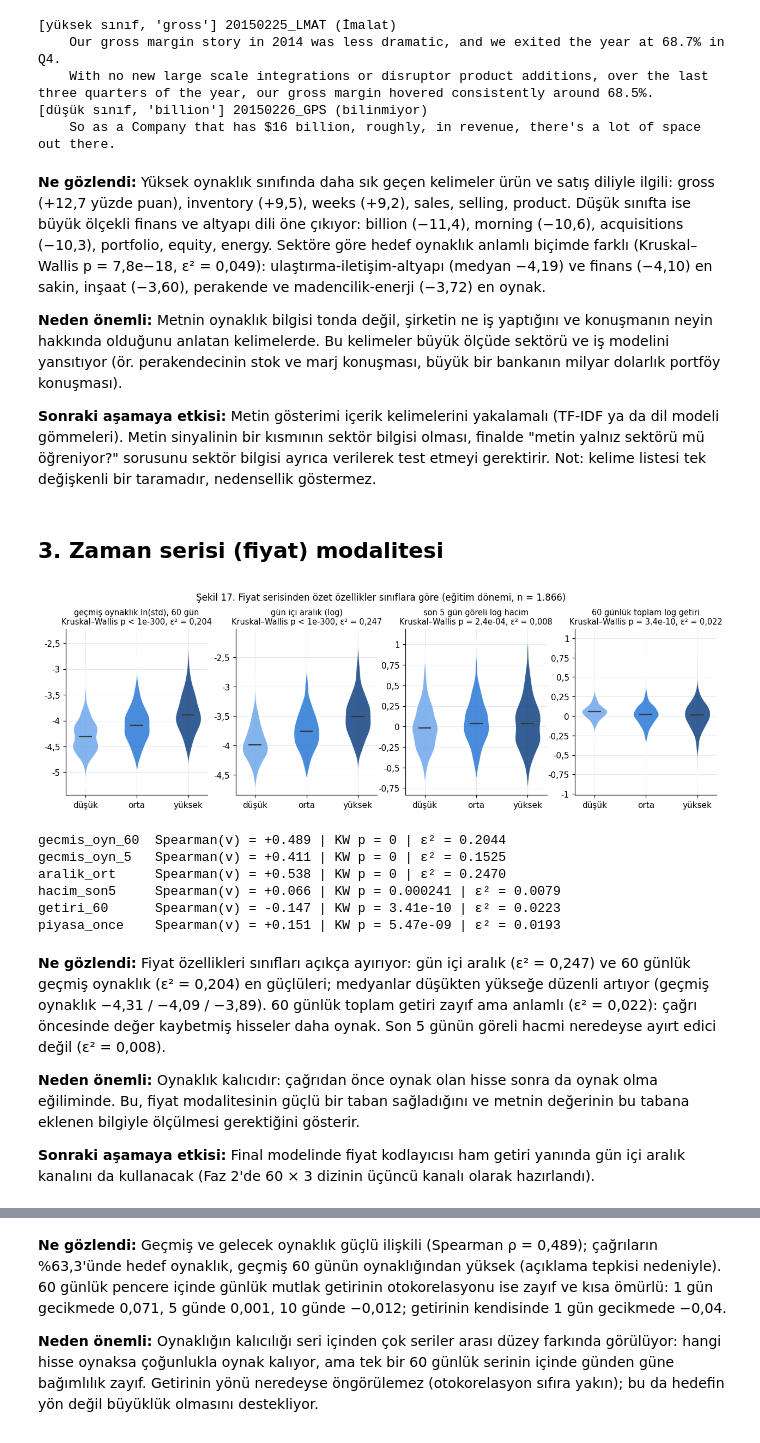
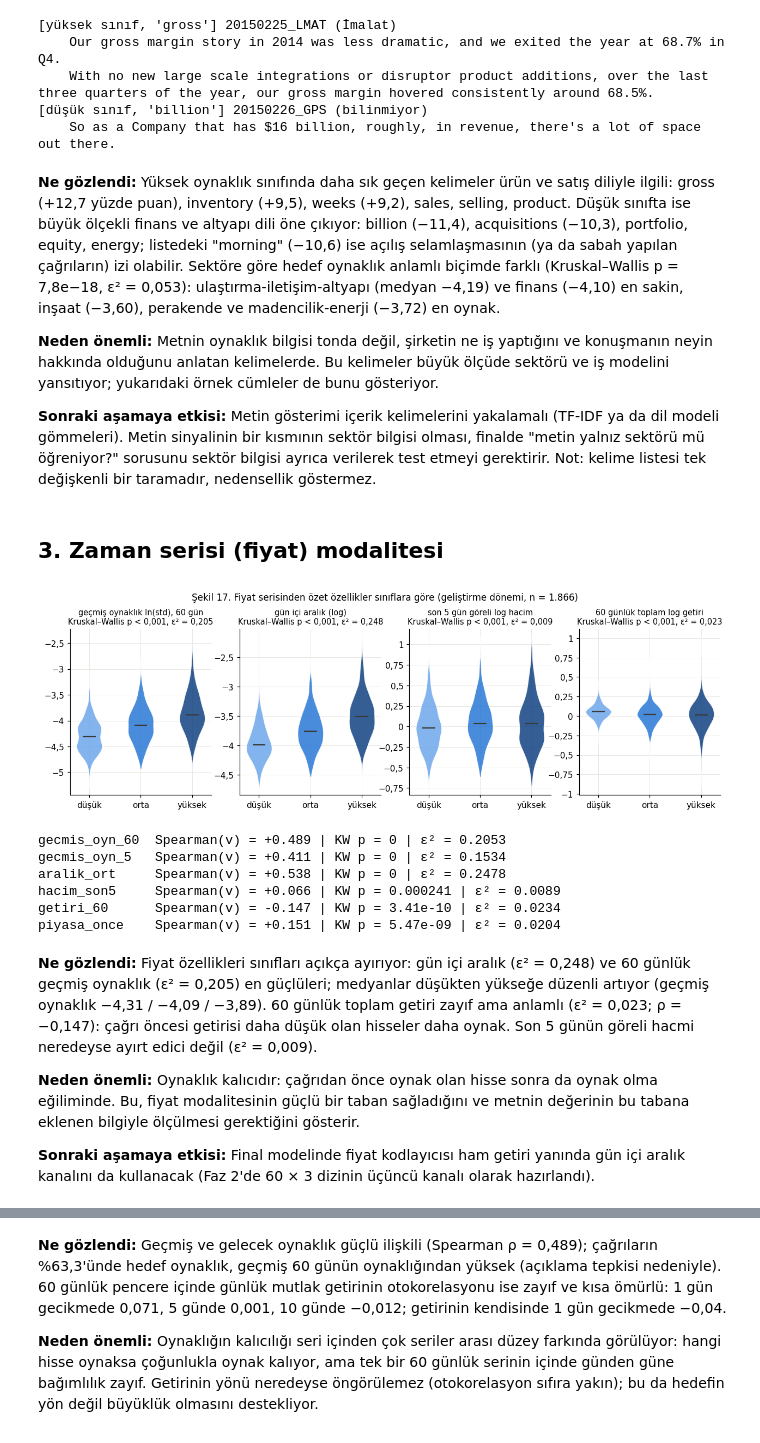
Before and after one commit to emirhanok1/kazanc-oynaklik, a Jupyter notebook: notebooks/03_kesifsel_analiz.ipynb, the cells around one changed output, grey strips where cells are left out. Saved outputs shown, nothing was run; the diff lists cells and outputs as text; code cells hidden in the pictures.

```diff
--- a/notebooks/03_kesifsel_analiz.ipynb
+++ b/notebooks/03_kesifsel_analiz.ipynb
@@ -77,13 +82,13 @@ assert (z["klasor"] == t.klasor.to_numpy()).all(), "metin ve seri sırası aynı
 sozluk = ozellik.lm_sozluk()
 print("LM kategori boyutları:", {k: len(v) for k, v in sozluk.items()})
 spy = veri.fiyat_oku(veri.fiyat_dosyalari()["SPY"])
-d = pd.concat([t[["klasor", "tarih", "ticker", "t0", "v", "sinif", "bolum"]].reset_index(drop=True),
+d = pd.concat([t[["klasor", "tarih", "ticker", "t0", "v", "sinif", "sektor"]].reset_index(drop=True),
                ozellik.metin_ozellikleri(t.cumleler_temiz, sozluk), ozellik.fiyat_ozet(X)], axis=1)
 d["piyasa_once"] = ozellik.piyasa_oynakligi(spy, d.t0, -20, -1)
 d["piyasa_hedef"] = ozellik.piyasa_oynakligi(spy, d.t0, 0, 6)
-d["bolum"] = d.bolum.fillna("bilinmiyor")
-d["donem"] = np.where(d.tarih <= "2016-12-31", "eğitim (≤2016)", "sonrası (2017–2018)")
-e = d[d.donem == "eğitim (≤2016)"].reset_index(drop=True)
-print(f"Toplam: {len(d):,} çağrı | eğitim dönemi: {len(e):,} | sonrası: {len(d) - len(e):,}")
-print("Eğitim döneminde sınıflar:", e.sinif.value_counts().sort_index().to_dict())
+d["sektor"] = d.sektor.fillna("bilinmiyor")
+d["donem"] = np.where(d.tarih <= "2016-12-31", "geliştirme (≤2016)", "test (2017–2018)")
+e = d[d.donem == "geliştirme (≤2016)"].reset_index(drop=True)
+print(f"Toplam: {len(d):,} çağrı | geliştirme dönemi: {len(e):,} | test dönemi: {len(d) - len(e):,}")
+print("Geliştirme döneminde sınıflar:", e.sinif.value_counts().sort_index().to_dict())
 # %% [output]
@@ -108,13 +113,13 @@ for ax, k in zip(eksen, oz):
         b.set_facecolor(renk); b.set_alpha(0.85); b.set_edgecolor("white")
     vp["cmedians"].set_color(KOYU)
     H, p, eps = kw(e, k)
-    ax.set_title(f"{adlar[k]}\nKruskal–Wallis {pyaz(p)}, ε² = {tr(eps, 3)}", fontsize=9.5)
+    ax.set_title(f"{adlar[k]}\nKruskal–Wallis {pyaz(p)}, {epsyaz(eps)}", fontsize=9.5)
     ax.set_xticks([1, 2, 3], SINIF)
     if k == "n_kelime":
         ax.yaxis.set_major_formatter(FuncFormatter(lambda x, _: tr(10 ** x)))
     else:
         ax.yaxis.set_major_formatter(VIRGUL)
-fig.suptitle(f"Şekil 15. Sözlük temelli metin özellikleri sınıflara göre (eğitim dönemi, n = {tr(len(e))})", y=1.05, fontsize=11)
+fig.suptitle(f"Şekil 15. Sözlük temelli metin özellikleri sınıflara göre (geliştirme dönemi, n = {tr(len(e))})", y=1.05, fontsize=11)
 kaydet(fig, "f3_01_sozluk_siniflar")
 plt.show()
 for k in ["belirsizlik", "olumsuz", "olumlu", "net_ton", "hukuki", "kisitlayici", "zayif_kip", "sayisal", "n_kelime"]:
@@ -158,11 +163,12 @@ sayac = {}
 for grup, ad in [(yuksek, "y"), (dusuk, "d"), (egitim_k, "t")]:
     sayac[ad] = Counter(w for k in grup for w in kume[k])
 kelimeler = [w for w, n in sayac["t"].items() if n >= 40]
-fark = pd.Series({w: 100 * (sayac["y"][w] / len(yuksek) - sayac["d"][w] / len(dusuk)) for w in kelimeler}).sort_values()
+kelimeler = sorted(kelimeler)                                   # eşit farklarda sıra her çalıştırmada aynı olsun
+fark = pd.Series({w: 100 * (sayac["y"][w] / len(yuksek) - sayac["d"][w] / len(dusuk)) for w in kelimeler}).sort_values(kind="stable")
 ust = pd.concat([fark.head(15), fark.tail(15)])
 print(f"Aday kelime: {len(kelimeler):,} | yüksek sınıf çağrısı: {len(yuksek)} | düşük sınıf çağrısı: {len(dusuk)}")
 
-sektor = e.groupby("bolum").v.agg(["median", "size"]).query("size >= 20").sort_values("median")
+sektor = e.groupby("sektor").v.agg(["median", "size"]).query("size >= 20").sort_values("median")
 fig, (a1, a2) = plt.subplots(1, 2, figsize=(13, 6), gridspec_kw={"width_ratios": [1, 1.1]})
 a1.barh(range(len(ust)), ust.values, color=[MAVI if x < 0 else TURUNCU for x in ust.values], height=0.7)
 a1.set_yticks(range(len(ust)), ust.index, fontsize=8.5)
@@ -171,23 +177,25 @@ a1.set_xlabel("Belge sıklığı farkı: yüksek − düşük sınıf (yüzde pu
 a1.set_title("(a) Yüksek (turuncu) ve düşük (mavi) oynaklıkta\ndaha sık geçen kelimeler", fontsize=10)
 a1.grid(axis="y", visible=False)
 a1.xaxis.set_major_formatter(VIRGUL)
-bp = a2.boxplot([e.loc[e.bolum == b, "v"] for b in sektor.index], vert=False, patch_artist=True, widths=0.6,
+bp = a2.boxplot([e.loc[e.sektor == b, "v"] for b in sektor.index], vert=False, patch_artist=True, widths=0.6,
                 medianprops={"color": KOYU}, flierprops={"markersize": 2, "markerfacecolor": GRI, "markeredgecolor": GRI})
 for b in bp["boxes"]:
     b.set_facecolor(SINIF_RENK[0]); b.set_edgecolor(KOYU)
-a2.set_yticks(range(1, len(sektor) + 1), [f"{b} (n={n})" for b, n in zip(sektor.index, sektor["size"])], fontsize=8.5)
+gorunen = {"bilinmiyor": "SEC'te kayıt yok"}
+a2.set_yticks(range(1, len(sektor) + 1), [f"{gorunen.get(b, b)} (n={n})" for b, n in zip(sektor.index, sektor["size"])], fontsize=8.5)
 a2.set_xlabel("Hedef v = ln(std)")
 a2.set_title("(b) Sektöre (SEC SIC bölümü) göre hedef oynaklık", fontsize=10)
 a2.xaxis.set_major_formatter(VIRGUL)
-H, p = stats.kruskal(*[e.loc[e.bolum == b, "v"] for b in sektor.index])
-a2.text(0.02, 0.98, f"Kruskal–Wallis {pyaz(p)}\nε² = {tr((H - len(sektor) + 1) / (len(e) - len(sektor)), 3)}",
+H, p = stats.kruskal(*[e.loc[e.sektor == b, "v"] for b in sektor.index])
+a2.text(0.02, 0.98, f"Kruskal–Wallis {pyaz(p)}\nε² = {tr(H / (len(e) - 1), 3)}",
         transform=a2.transAxes, ha="left", va="top", fontsize=8.5)
-fig.suptitle("Şekil 16. Metnin içeriği ve sektör: sınıfları ayıran kelimeler (eğitim dönemi)", y=1.0, fontsize=11)
+fig.suptitle("Şekil 16. Metnin içeriği ve sektör: sınıfları ayıran kelimeler (geliştirme dönemi)", y=1.0, fontsize=11)
 fig.tight_layout()
 kaydet(fig, "f3_02_kelimeler_sektor")
 plt.show()
 print("Yüksek sınıfta daha sık (yüzde puan):", fark.tail(15)[::-1].round(1).to_dict())
 print("Düşük sınıfta daha sık (yüzde puan):", fark.head(15).round(1).to_dict())
 print("Sektör medyanları:", sektor["median"].round(2).to_dict())
+print(f"Sektöre göre v: Kruskal–Wallis H = {H:.1f}, p = {p:.2g}, ε² = {H / (len(e) - 1):.3f}")
 # %% [output]
 Aday kelime: 3,052 | yüksek sınıf çağrısı: 622 | düşük sınıf çağrısı: 622
@@ -216,9 +225,9 @@ for sinif, kelime in [(2, fark.index[-1]), (0, fark.index[0])]:
 [düşük sınıf, 'billion'] 20150226_GPS (bilinmiyor)
     So as a Company that has $16 billion, roughly, in revenue, there's a lot of space out there.
 # %% [markdown]
-**Ne gözlendi:** Yüksek oynaklık sınıfında daha sık geçen kelimeler ürün ve satış diliyle ilgili: gross (+12,7 yüzde puan), inventory (+9,5), weeks (+9,2), sales, selling, product. Düşük sınıfta ise büyük ölçekli finans ve altyapı dili öne çıkıyor: billion (−11,4), morning (−10,6), acquisitions (−10,3), portfolio, equity, energy. Sektöre göre hedef oynaklık anlamlı biçimde farklı (Kruskal–Wallis p = 7,8e−18, ε² = 0,049): ulaştırma-iletişim-altyapı (medyan −4,19) ve finans (−4,10) en sakin, inşaat (−3,60), perakende ve madencilik-enerji (−3,72) en oynak.
+**Ne gözlendi:** Yüksek oynaklık sınıfında daha sık geçen kelimeler ürün ve satış diliyle ilgili: gross (+12,7 yüzde puan), inventory (+9,5), weeks (+9,2), sales, selling, product. Düşük sınıfta ise büyük ölçekli finans ve altyapı dili öne çıkıyor: billion (−11,4), acquisitions (−10,3), portfolio, equity, energy; listedeki "morning" (−10,6) ise açılış selamlaşmasının (ya da sabah yapılan çağrıların) izi olabilir. Sektöre göre hedef oynaklık anlamlı biçimde farklı (Kruskal–Wallis p = 7,8e−18, ε² = 0,053): ulaştırma-iletişim-altyapı (medyan −4,19) ve finans (−4,10) en sakin, inşaat (−3,60), perakende ve madencilik-enerji (−3,72) en oynak.
 
-**Neden önemli:** Metnin oynaklık bilgisi tonda değil, şirketin ne iş yaptığını ve konuşmanın neyin hakkında olduğunu anlatan kelimelerde. Bu kelimeler büyük ölçüde sektörü ve iş modelini yansıtıyor (ör. perakendecinin stok ve marj konuşması, büyük bir bankanın milyar dolarlık portföy konuşması).
+**Neden önemli:** Metnin oynaklık bilgisi tonda değil, şirketin ne iş yaptığını ve konuşmanın neyin hakkında olduğunu anlatan kelimelerde. Bu kelimeler büyük ölçüde sektörü ve iş modelini yansıtıyor; yukarıdaki örnek cümleler de bunu gösteriyor.
 
 **Sonraki aşamaya etkisi:** Metin gösterimi içerik kelimelerini yakalamalı (TF-IDF ya da dil modeli gömmeleri). Metin sinyalinin bir kısmının sektör bilgisi olması, finalde "metin yalnız sektörü mü öğreniyor?" sorusunu sektör bilgisi ayrıca verilerek test etmeyi gerektirir. Not: kelime listesi tek değişkenli bir taramadır, nedensellik göstermez.
 # %% [markdown]
@@ -226,33 +235,33 @@ for sinif, kelime in [(2, fark.index[-1]), (0, fark.index[0])]:
 # %%
 oz = ["gecmis_oyn_60", "aralik_ort", "hacim_son5", "getiri_60"]
 adlar = {"gecmis_oyn_60": "geçmiş oynaklık ln(std), 60 gün", "aralik_ort": "gün içi aralık (log)",
          "hacim_son5": "son 5 gün göreli log hacim", "getiri_60": "60 günlük toplam log getiri"}
 fig, eksen = plt.subplots(1, 4, figsize=(14, 3.6))
 for ax, k in zip(eksen, oz):
     vp = ax.violinplot([e.loc[e.sinif == c, k] for c in range(3)], showmedians=True, showextrema=False)
     for b, renk in zip(vp["bodies"], SINIF_RENK):
         b.set_facecolor(renk); b.set_alpha(0.85); b.set_edgecolor("white")
     vp["cmedians"].set_color(KOYU)
     H, p, eps = kw(e, k)
-    ax.set_title(f"{adlar[k]}\nKruskal–Wallis {pyaz(p)}, ε² = {tr(eps, 3)}", fontsize=9.5)
+    ax.set_title(f"{adlar[k]}\nKruskal–Wallis {pyaz(p)}, {epsyaz(eps)}", fontsize=9.5)
     ax.set_xticks([1, 2, 3], SINIF)
     ax.yaxis.set_major_formatter(VIRGUL)
-fig.suptitle(f"Şekil 17. Fiyat serisinden özet özellikler sınıflara göre (eğitim dönemi, n = {tr(len(e))})", y=1.05, fontsize=11)
+fig.suptitle(f"Şekil 17. Fiyat serisinden özet özellikler sınıflara göre (geliştirme dönemi, n = {tr(len(e))})", y=1.05, fontsize=11)
 kaydet(fig, "f3_03_fiyat_siniflar")
 plt.show()
 for k in ["gecmis_oyn_60", "gecmis_oyn_5", "aralik_ort", "hacim_son5", "getiri_60", "piyasa_once"]:
     H, p, eps = kw(e, k)
     print(f"{k:14s} Spearman(v) = {stats.spearmanr(e[k], e.v)[0]:+.3f} | KW p = {p:.3g} | ε² = {eps:.4f}")
 # %% [output]
-[figure, old version]
+[figure, new version]
-gecmis_oyn_60  Spearman(v) = +0.489 | KW p = 0 | ε² = 0.2044
-gecmis_oyn_5   Spearman(v) = +0.411 | KW p = 0 | ε² = 0.1525
-aralik_ort     Spearman(v) = +0.538 | KW p = 0 | ε² = 0.2470
-hacim_son5     Spearman(v) = +0.066 | KW p = 0.000241 | ε² = 0.0079
-getiri_60      Spearman(v) = -0.147 | KW p = 3.41e-10 | ε² = 0.0223
-piyasa_once    Spearman(v) = +0.151 | KW p = 5.47e-09 | ε² = 0.0193
+gecmis_oyn_60  Spearman(v) = +0.489 | KW p = 0 | ε² = 0.2053
+gecmis_oyn_5   Spearman(v) = +0.411 | KW p = 0 | ε² = 0.1534
+aralik_ort     Spearman(v) = +0.538 | KW p = 0 | ε² = 0.2478
+hacim_son5     Spearman(v) = +0.066 | KW p = 0.000241 | ε² = 0.0089
+getiri_60      Spearman(v) = -0.147 | KW p = 3.41e-10 | ε² = 0.0234
+piyasa_once    Spearman(v) = +0.151 | KW p = 5.47e-09 | ε² = 0.0204
 # %% [markdown]
-**Ne gözlendi:** Fiyat özellikleri sınıfları açıkça ayırıyor: gün içi aralık (ε² = 0,247) ve 60 günlük geçmiş oynaklık (ε² = 0,204) en güçlüleri; medyanlar düşükten yükseğe düzenli artıyor (geçmiş oynaklık −4,31 / −4,09 / −3,89). 60 günlük toplam getiri zayıf ama anlamlı (ε² = 0,022): çağrı öncesinde değer kaybetmiş hisseler daha oynak. Son 5 günün göreli hacmi neredeyse ayırt edici değil (ε² = 0,008).
+**Ne gözlendi:** Fiyat özellikleri sınıfları açıkça ayırıyor: gün içi aralık (ε² = 0,248) ve 60 günlük geçmiş oynaklık (ε² = 0,205) en güçlüleri; medyanlar düşükten yükseğe düzenli artıyor (geçmiş oynaklık −4,31 / −4,09 / −3,89). 60 günlük toplam getiri zayıf ama anlamlı (ε² = 0,023; ρ = −0,147): çağrı öncesi getirisi daha düşük olan hisseler daha oynak. Son 5 günün göreli hacmi neredeyse ayırt edici değil (ε² = 0,009).
 
 **Neden önemli:** Oynaklık kalıcıdır: çağrıdan önce oynak olan hisse sonra da oynak olma eğiliminde. Bu, fiyat modalitesinin güçlü bir taban sağladığını ve metnin değerinin bu tabana eklenen bilgiyle ölçülmesi gerektiğini gösterir.
 
```
Also changed, not shown: parts of 37 cells of this notebook, 48 other files.
